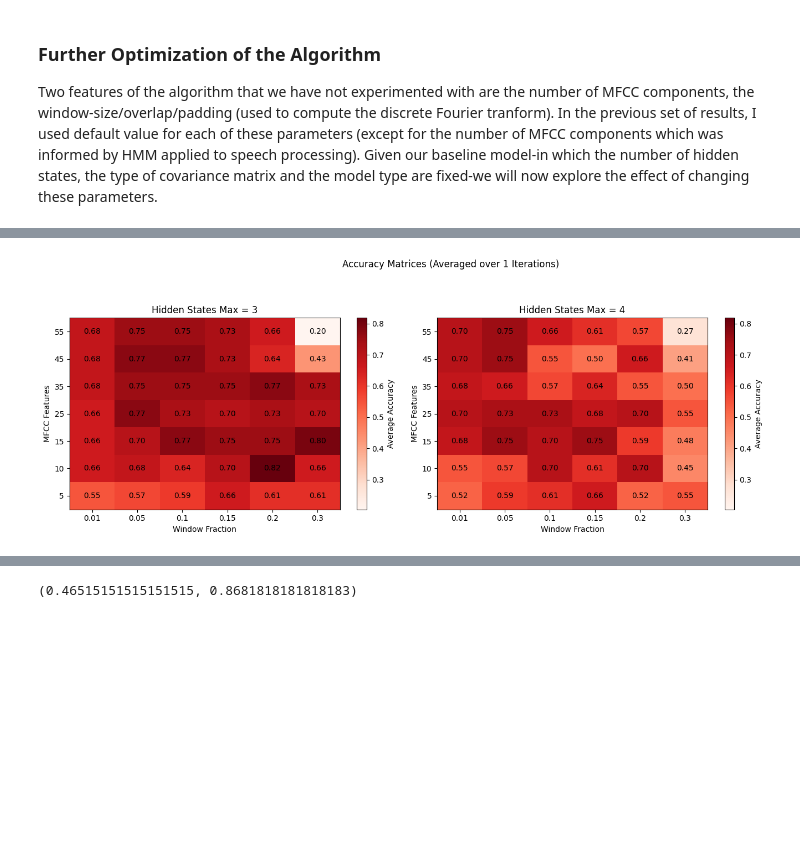
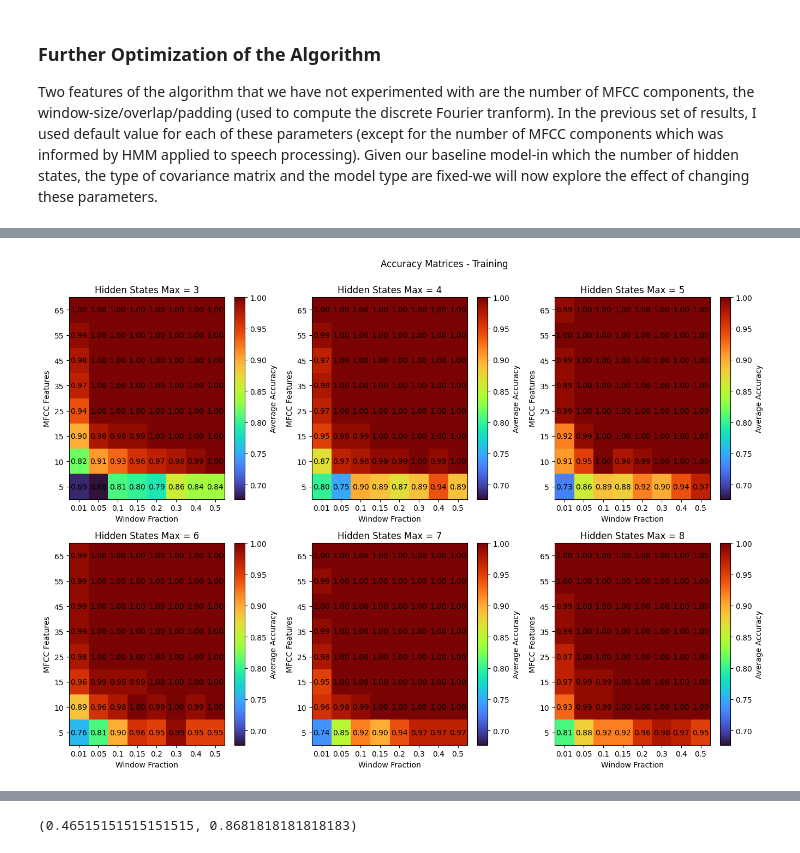
Before and after one commit to Wilfred-Mason/MECH-501, a Jupyter notebook: main/main_notebook_3.ipynb, the cells around one changed output, grey strips where cells are left out. Cells and saved outputs as stored; diff of their text form; code cells hidden in the pictures; blank space fills up the shorter version.

```diff
--- a/main/main_notebook_3.ipynb
+++ b/main/main_notebook_3.ipynb
@@ -1218,8 +970,0 @@ plt.show()
-# %%
-for hsidx, hidden_states in enumerate(hidden_states_set):
-    accuracy = accuracy_score(real_labels[hsidx], predicted_labels[hsidx])
-    print(f'Hidden States: {hidden_states} | Accuracy: {accuracy: .2f}')
-print("\n")
-for hsidx, hidden_states in enumerate(hidden_states_set):
-    precision, recall, f1, support = precision_recall_fscore_support(real_labels[hsidx], predicted_labels[hsidx], average='weighted', zero_division=1)
-    print(f'Hidden States: {hidden_states: <2} | Precision: {precision:.2f} | Recall: {recall:.2f} | F1-Score: {f1:.2f} | Support: {support}')
@@ -1446,9 +1018,5 @@ def model_accuracy(real_labels, predicted_labels):
 # %%
 #parameter space
-mfcc_features_set = [5, 10, 15, 25, 35, 45, 55]
-window_fraction_set = [0.01, 0.05, 0.1, 0.15, 0.2, 0.3]
-hidden_states_set = [3,4]
-hop_factor = 0.2
-padding_factor = 2
-n_iterations = 1
-start_state = 1
+mfcc_features_set = [5, 10, 15, 25, 35, 45, 55, 65]
+window_factor_set = [0.01, 0.05, 0.1, 0.15, 0.2, 0.3, 0.4, 0.5]
+hidden_states_set = [3, 4, 5, 6, 7, 8]
@@ -1511,49 +1218,52 @@ precision_matrices = np.load('precision_matrices_4.npy')
 # %%
 #accuracy matrices for different parameter combinations
-# Calculate global minimum and maximum values across all matrices
-global_min_acc = np.min([np.min(matrix) for matrix in accuracy_matrices])
-global_max_acc = np.max([np.max(matrix) for matrix in accuracy_matrices])
-global_min_prec = np.min([np.min(matrix) for matrix in precision_matrices])
-global_max_prec = np.max([np.max(matrix) for matrix in precision_matrices])
+# Calculate global minimum and maximum values across all hidden states
+global_min_acc = []
+global_max_acc = []
+for hidden_states in hidden_states_set:
+    global_min_acc.append(np.min(accuracies_train[hidden_states]))
+    global_max_acc.append(np.max(accuracies_train[hidden_states]))
+global_min_acc_val = min(global_min_acc)
+global_max_acc_val = max(global_max_acc)
 
 # Plotting Accuracy Matrices
-num_cols = 2
+num_cols = 3
 num_cols = min(num_cols, len(hidden_states_set))
 num_rows = int(np.ceil(len(hidden_states_set) / num_cols))
 
 fig, axes = plt.subplots(num_rows, num_cols, figsize=(15, 5 * num_rows))
-fig.suptitle(f'Accuracy Matrices (Averaged over {n_iterations} Iterations)', y=1.02)
+fig.suptitle(f'Accuracy Matrices - Training', y=0.95)
 
-for hidden_states_max_idx, hidden_states_max in enumerate(hidden_states_set):
-    accuracy_matrix = accuracy_matrices[hidden_states_max_idx]
+for hidx, hidden_states in enumerate(hidden_states_set):
+    accuracy_matrix = accuracies_train[hidden_states]
 
-    ax = axes.flatten()[hidden_states_max_idx]
-    im = ax.pcolormesh(np.arange(len(window_fraction_set) + 1), np.arange(len(mfcc_features_set) + 1), accuracy_matrix, shading='auto', cmap='Reds', vmin=global_min_acc, vmax=global_max_acc)
+    ax = axes.flatten()[hidx]
+    im = ax.pcolormesh(np.arange(len(window_factor_set) + 1), np.arange(len(mfcc_features_set) + 1), accuracy_matrix, shading='auto', cmap='turbo', vmin=global_min_acc_val, vmax=global_max_acc_val)
 
-    ax.set_xticks(np.arange(len(window_fraction_set)) + 0.5)
+    ax.set_xticks(np.arange(len(window_factor_set)) + 0.5)
     ax.set_yticks(np.arange(len(mfcc_features_set)) + 0.5)
 
-    ax.set_xticklabels([str(i) for i in window_fraction_set])
+    ax.set_xticklabels([str(i) for i in window_factor_set])
     ax.set_yticklabels([str(i) for i in mfcc_features_set])
 
     cbar = fig.colorbar(im, ax=ax, label='Average Accuracy')
 
     ax.set_xlabel('Window Fraction')
     ax.set_ylabel('MFCC Features')
-    ax.set_title(f'Hidden States Max = {hidden_states_max}')
+    ax.set_title(f'Hidden States Max = {hidden_states}')
 
     # Add text annotations inside each box
-    for i in range(len(window_fraction_set)):
+    for i in range(len(window_factor_set)):
         for j in range(len(mfcc_features_set)):
-            text = f'{accuracy_matrix[j, i]:.2f}'
+            text = f'{accuracy_matrix[j][i]:.2f}'
             ax.text(i + 0.5, j + 0.5, text, ha='center', va='center', color='black')
 
 # Remove unused subplots
 for i in range(len(hidden_states_set), num_cols * num_rows):
     fig.delaxes(axes.flatten()[i])
 
 plt.tight_layout(rect=[0, 0, 0.9, 0.95])
 plt.show()
 # %% [output]
-[figure, old version]
+[figure, new version]
 # %%
```
Also changed, not shown: parts of 60 cells of this notebook, 24 other files.
